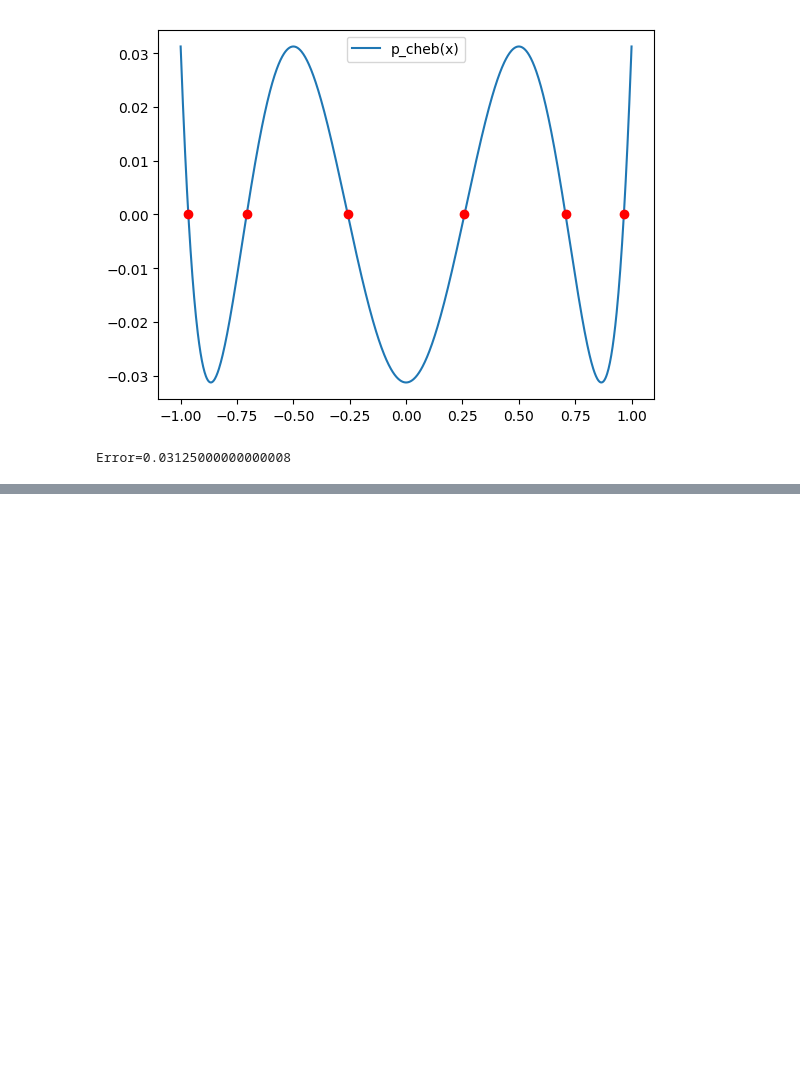
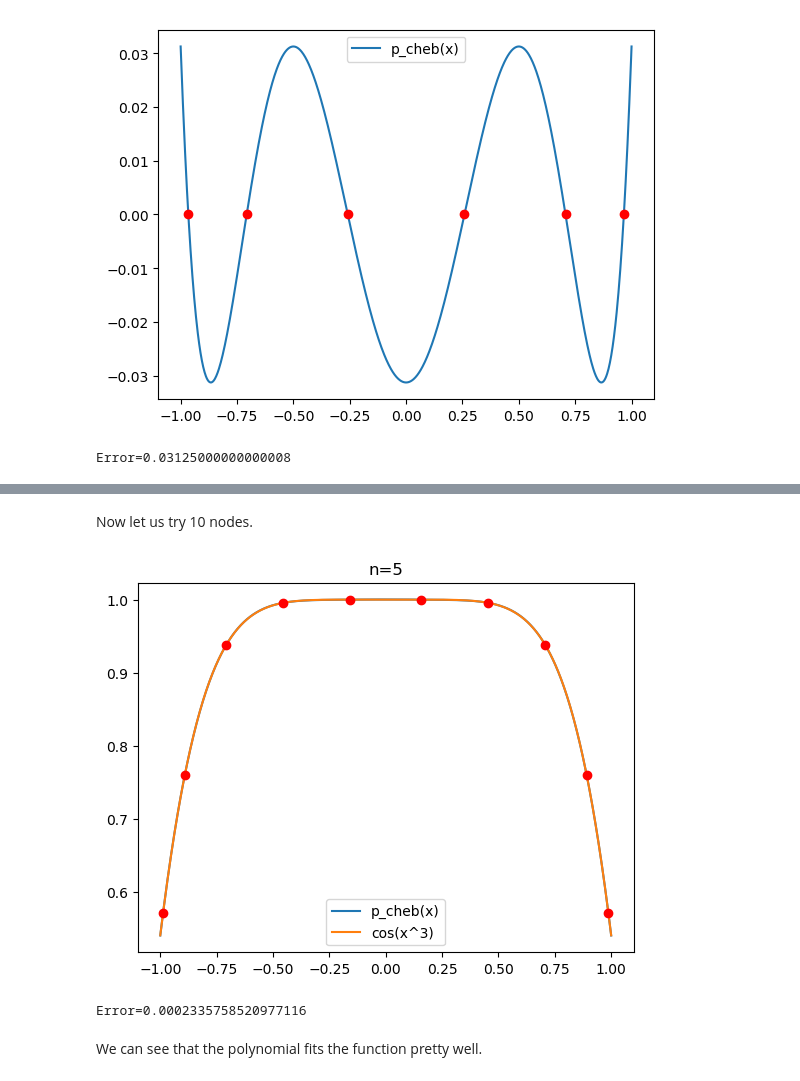
Before and after one commit to teshenglin/computational_mathematics, a Jupyter notebook: approximating_function_02.ipynb, the cells around one changed output, grey strips where cells are left out. Saved outputs shown, nothing was run; the diff lists cells and outputs as text; code cells hidden in the pictures; blank space fills up the shorter version.

```diff
--- a/approximating_function_02.ipynb
+++ b/approximating_function_02.ipynb
@@ -86,0 +145,32 @@ Error=0.03125000000000008
+# %% [markdown]
+Now let us try 10 nodes.
+# %%
+# Consturct Nodes
+n=10;
+xi_cheb = cos.(((1:n).-0.5)*pi/n);
+f_cheb = cos.(xi_cheb.^3);
+
+# Calculate Coefficenits of polynomial
+A=zeros(n,n);
+for i=1:n
+    A[:,i] = xi_cheb.^(n-i)
+end
+c = A\f_cheb;
+
+# Construct polynomial
+x3 = range(-1,stop=1,length=1000);
+p_cheb=zeros(1000);
+for i=1:n
+    p_cheb += c[i].*x3.^(n-i)
+end
+plot(x3, p_cheb,label="p_cheb(x)");
+plot(x3, cos.(x3.^3),label="cos(x^3)");
+plot(xi_cheb, f_cheb,"or");
+plt.legend();
+plt.title("n=5")
+println("Error=",maximum(abs.(p_cheb-cos.(x3.^3))));
+# %% [output]
+[figure, added]
+Error=0.0002335758520977116
+# %% [markdown]
+We can see that the polynomial fits the function pretty well.
```
Also changed, not shown: parts of 7 cells of this notebook.
